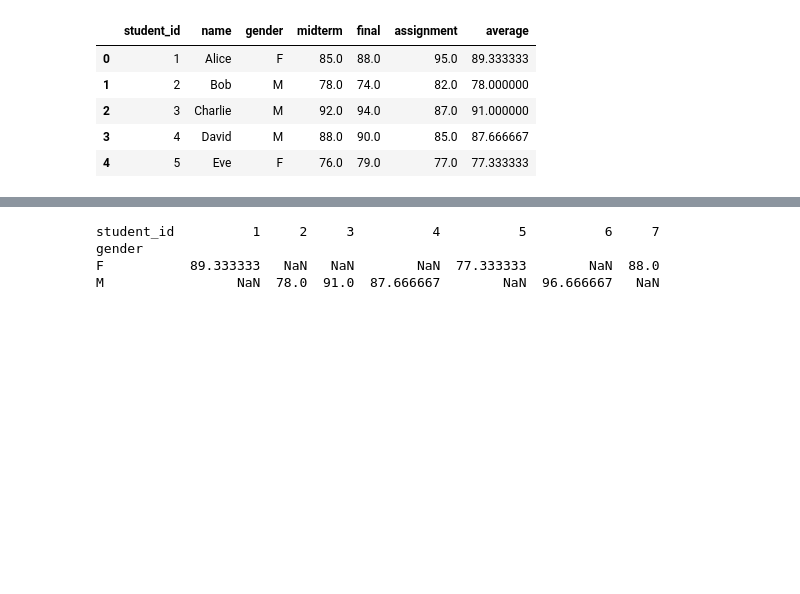
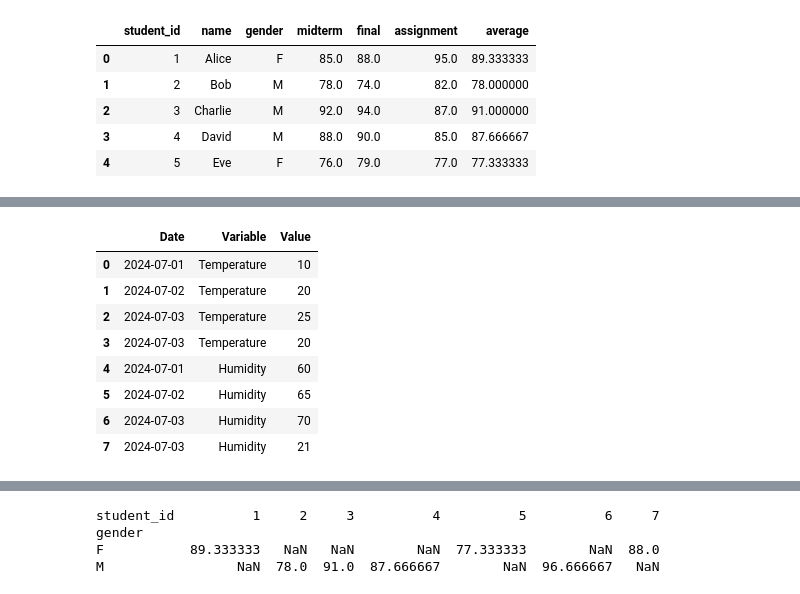
Before and after one commit to j00jun/DeepLearning_study, a Jupyter notebook: 빅분기_실기/part02_데이터_처리/sec01_pandas_라이브러리.ipynb, the cells around one changed output, grey strips where cells are left out. Saved outputs shown, nothing was run; the diff lists cells and outputs as text; code cells hidden in the pictures; blank space fills up the shorter version.

```diff
--- a/빅분기_실기/part02_데이터_처리/sec01_pandas_라이브러리.ipynb
+++ b/빅분기_실기/part02_데이터_처리/sec01_pandas_라이브러리.ipynb
@@ -1110,0 +1132,17 @@ df_7.head()
+# %%
+df_melted = pd.melt(df,
+                    id_vars=['Date'],
+                    value_vars= ['Temperature', 'Humidity'],
+                    var_name='Variable',
+                    value_name='Value')
+df_melted
+# %% [output]
+|  | Date | Variable | Value |
+| 0 | 2024-07-01 | Temperature | 10 |
+| 1 | 2024-07-02 | Temperature | 20 |
+| 2 | 2024-07-03 | Temperature | 25 |
+| 3 | 2024-07-03 | Temperature | 20 |
+| 4 | 2024-07-01 | Humidity | 60 |
+| 5 | 2024-07-02 | Humidity | 65 |
+| 6 | 2024-07-03 | Humidity | 70 |
+| 7 | 2024-07-03 | Humidity | 21 |
```
Also changed, not shown: parts of 7 cells of this notebook.
